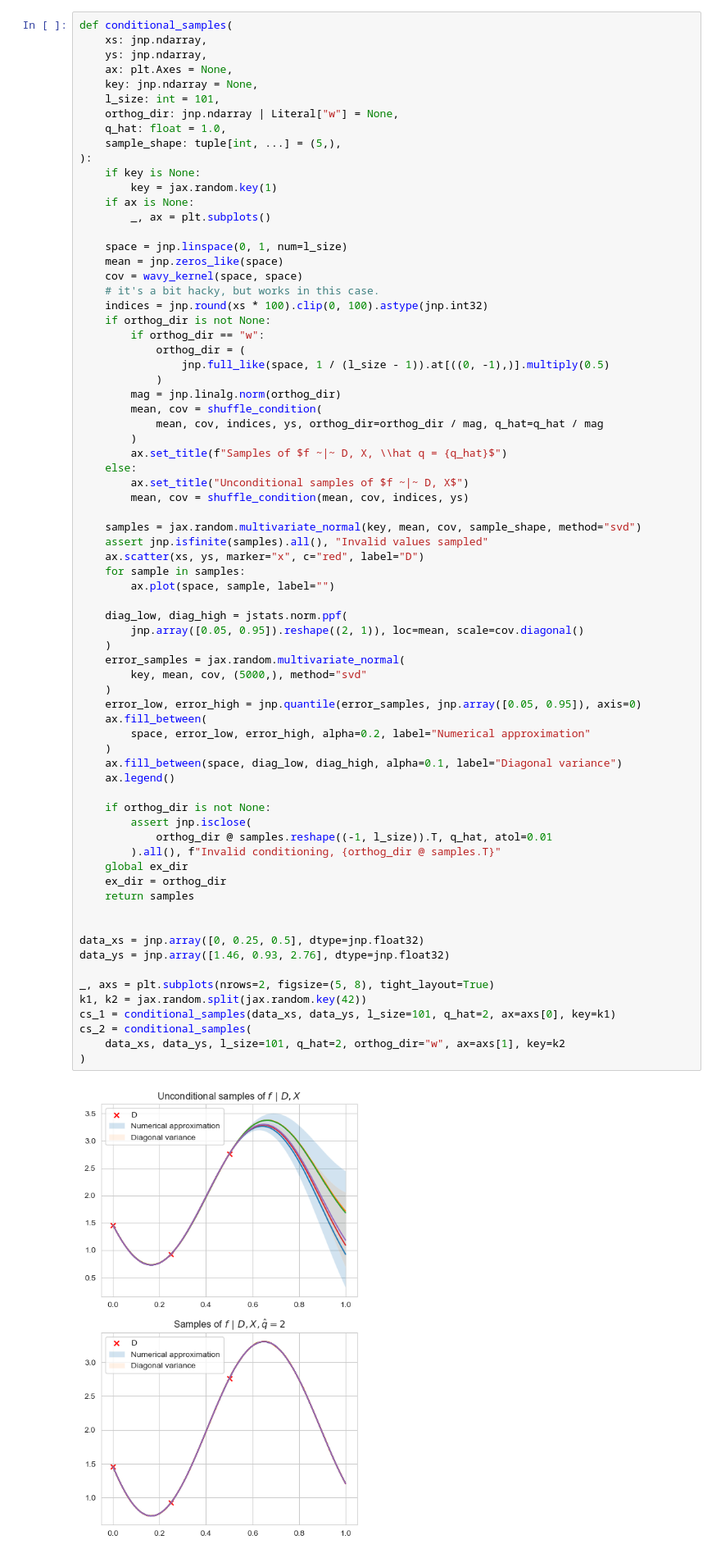
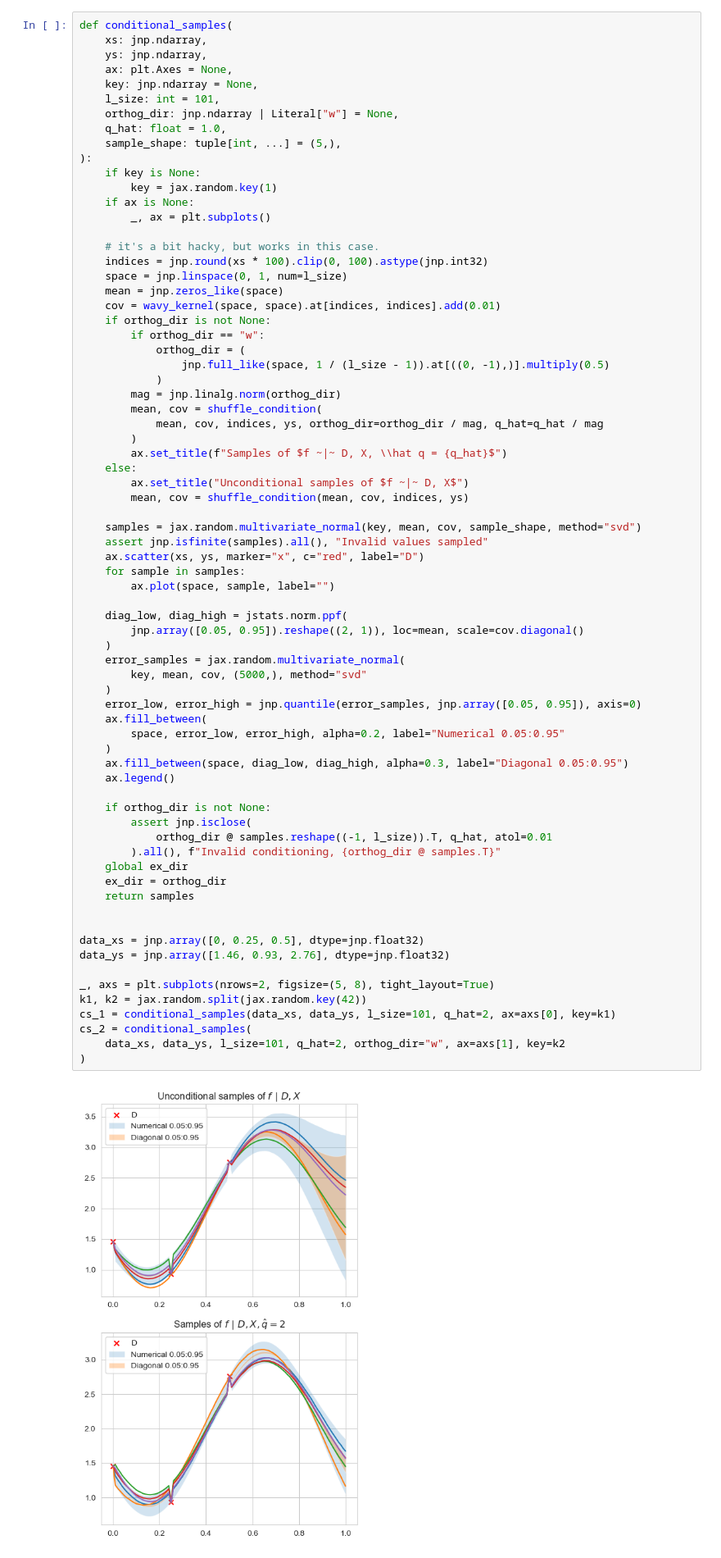
Before and after one commit to p-adema/diku-pml, a Jupyter notebook: project/gp_2.ipynb, the cells around one changed output. Shown at 82% size. Drawn from its saved outputs; the diff is of its cells as text.

```diff
--- a/project/gp_2.ipynb
+++ b/project/gp_2.ipynb
@@ -167,11 +167,11 @@ def conditional_samples(
     if ax is None:
         _, ax = plt.subplots()
 
+    # it's a bit hacky, but works in this case.
+    indices = jnp.round(xs * 100).clip(0, 100).astype(jnp.int32)
     space = jnp.linspace(0, 1, num=l_size)
     mean = jnp.zeros_like(space)
-    cov = wavy_kernel(space, space)
-    # it's a bit hacky, but works in this case.
-    indices = jnp.round(xs * 100).clip(0, 100).astype(jnp.int32)
+    cov = wavy_kernel(space, space).at[indices, indices].add(0.01)
     if orthog_dir is not None:
         if orthog_dir == "w":
             orthog_dir = (
@@ -195,33 +195,33 @@ def conditional_samples(
     diag_low, diag_high = jstats.norm.ppf(
         jnp.array([0.05, 0.95]).reshape((2, 1)), loc=mean, scale=cov.diagonal()
     )
     error_samples = jax.random.multivariate_normal(
         key, mean, cov, (5000,), method="svd"
     )
     error_low, error_high = jnp.quantile(error_samples, jnp.array([0.05, 0.95]), axis=0)
     ax.fill_between(
-        space, error_low, error_high, alpha=0.2, label="Numerical approximation"
+        space, error_low, error_high, alpha=0.2, label="Numerical 0.05:0.95"
     )
-    ax.fill_between(space, diag_low, diag_high, alpha=0.1, label="Diagonal variance")
+    ax.fill_between(space, diag_low, diag_high, alpha=0.3, label="Diagonal 0.05:0.95")
     ax.legend()
 
     if orthog_dir is not None:
         assert jnp.isclose(
             orthog_dir @ samples.reshape((-1, l_size)).T, q_hat, atol=0.01
         ).all(), f"Invalid conditioning, {orthog_dir @ samples.T}"
     global ex_dir
     ex_dir = orthog_dir
     return samples
 
 
 data_xs = jnp.array([0, 0.25, 0.5], dtype=jnp.float32)
 data_ys = jnp.array([1.46, 0.93, 2.76], dtype=jnp.float32)
 
 _, axs = plt.subplots(nrows=2, figsize=(5, 8), tight_layout=True)
 k1, k2 = jax.random.split(jax.random.key(42))
 cs_1 = conditional_samples(data_xs, data_ys, l_size=101, q_hat=2, ax=axs[0], key=k1)
 cs_2 = conditional_samples(
     data_xs, data_ys, l_size=101, q_hat=2, orthog_dir="w", ax=axs[1], key=k2
 )
 # %% [output]
-[figure, old version]
+[figure, new version]
```
